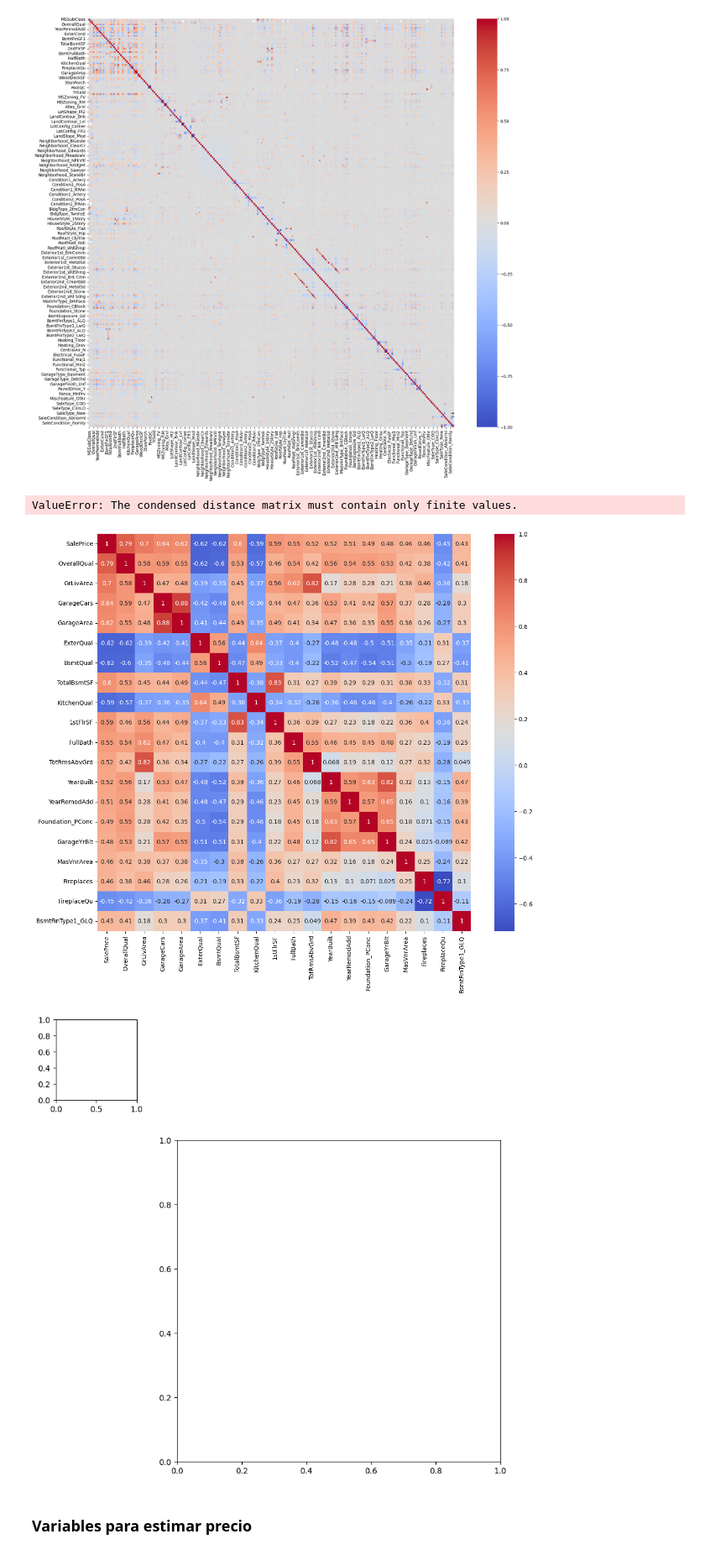
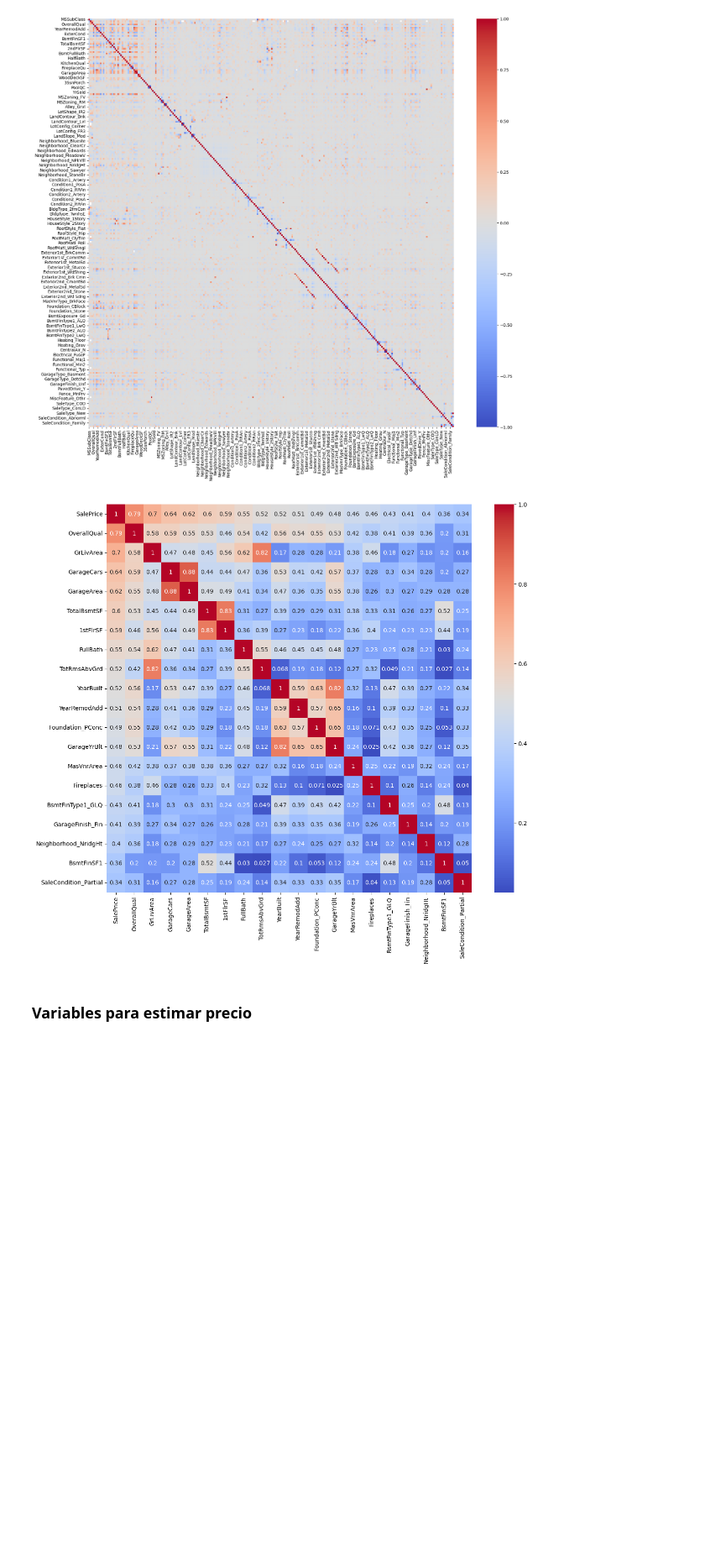
Before and after one commit to tsc221645/CC_3074_Proyecto_2, a Jupyter notebook: initial_analysis.ipynb, the cells around one changed output. Shown at 84% size. Cells and saved outputs as stored; diff of their text form; code cells hidden in the pictures; blank space fills up the shorter version.

```diff
--- a/initial_analysis.ipynb
+++ b/initial_analysis.ipynb
@@ -369,19 +371,17 @@ plt.show()
 [figure]
 # %%
 # Matriz de correlación para las variables mayormente asociadas con SalePrice utilizando estandarización
-sale_price_correlation = correlation_matrix['SalePrice'].abs().sort_values(ascending=False)
+sale_price_correlation = correlation_matrix['SalePrice'].sort_values(ascending=False)
 # Eligimos las un estimado de las top 20; puede cambiarse este número
 top_features = sale_price_correlation.index[:20]
 
 correlation_matrix_qual = df_train_standardized[top_features].corr()
 plt.figure(figsize=(14, 12))
 sns.heatmap(correlation_matrix_qual, annot=True, cmap='coolwarm')
-sns.clustermap(correlation_matrix)
+
 plt.show()
 # %% [output]
-ValueError: The condensed distance matrix must contain only finite values.
-[figure, old version]
+[figure, new version]
-[figure, removed]
 # %% [markdown]
 ### Variables para estimar precio
 # %% [markdown]
```
Also changed, not shown: parts of 6 cells of this notebook.
